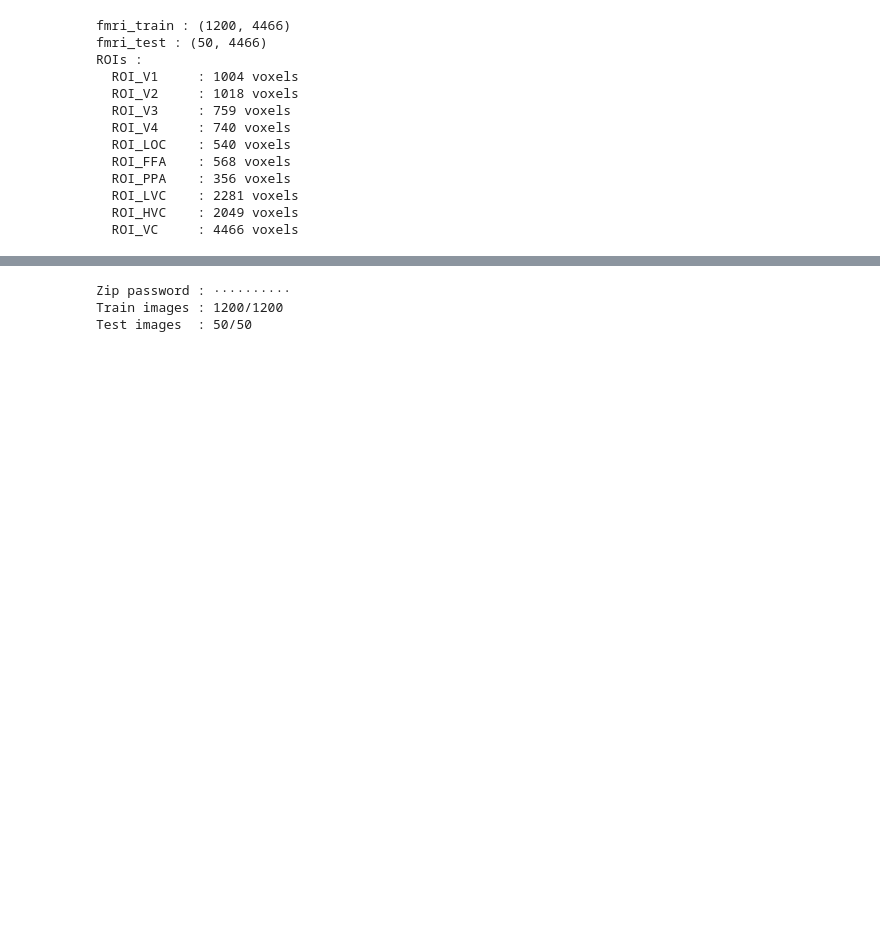
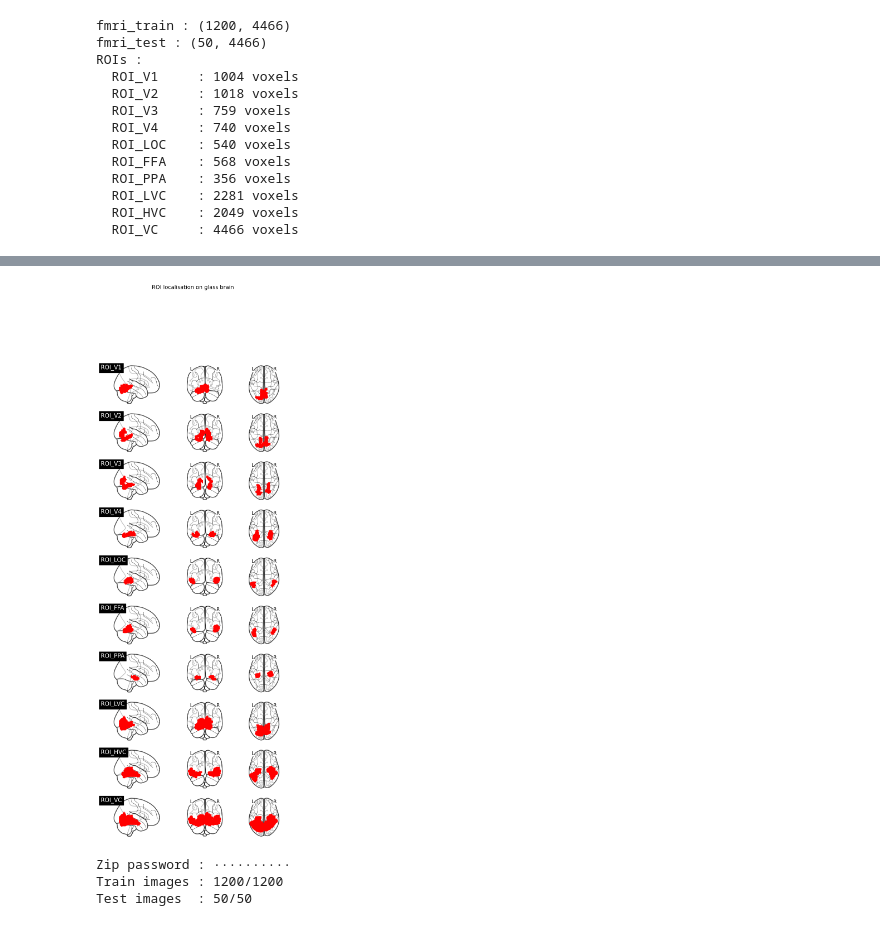
Before and after one commit to brainhack-school2026/chasteauneuf_project, a Jupyter notebook: Experiment_ROI.ipynb, the cells around one changed output, grey strips where cells are left out. Cells and saved outputs as stored; diff of their text form; code cells hidden in the pictures; blank space fills up the shorter version.

```diff
--- a/Experiment_ROI.ipynb
+++ b/Experiment_ROI.ipynb
@@ -114,3 +138,33 @@ ROIs :
+# %%
+!pip install nilearn -q
+from nilearn import plotting, image
+
+x_coords = meta[is_voxel, keys.index('voxel_x')]
+y_coords = meta[is_voxel, keys.index('voxel_y')]
+z_coords = meta[is_voxel, keys.index('voxel_z')]
+
+fig, axes = plt.subplots(len(roi_masks), 1, figsize=(9, 22))
+fig.suptitle('ROI localisation on glass brain', fontsize=14, y=1.01)
+
+for ax, (roi_name, mask) in zip(axes, roi_masks.items()):
+    roi_x = x_coords[mask]
+    roi_y = y_coords[mask]
+    roi_z = z_coords[mask]
+    coords = np.column_stack([roi_x, roi_y, roi_z])
+
+    display = plotting.plot_connectome(
+        np.zeros((len(coords), len(coords))),
+        coords,
+        node_size=3,
+        node_color='red',
+        display_mode='ortho',
+        axes=ax,
+        title=f'{roi_name}',
+        colorbar=False,
+    )
+plt.show()
+# %% [output]
+[figure, added]
 # %%
 import zipfile, getpass
 
```
Also changed, not shown: parts of 3 cells of this notebook.
